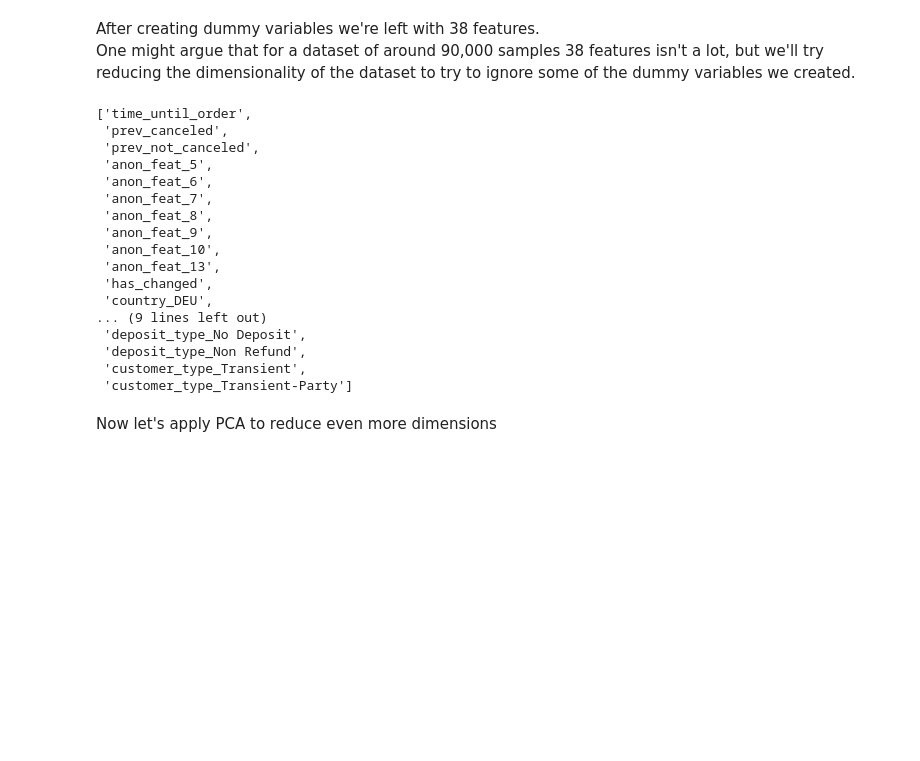
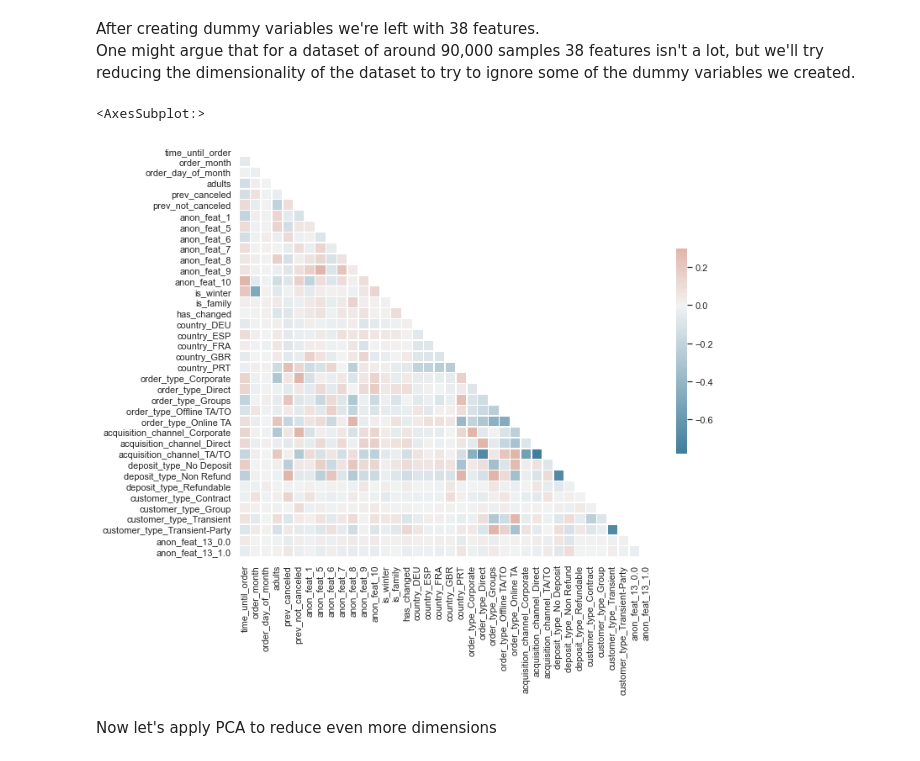
Before and after one commit to ofekinger/ML_Final_Project, a Jupyter notebook: submission.ipynb, the cells around one changed output. Drawn from its saved outputs; the diff is of its cells as text; code cells hidden in the pictures; blank space fills up the shorter version.

```diff
--- a/submission.ipynb
+++ b/submission.ipynb
@@ -390,7 +393,7 @@ dtype: float64
 # %% [markdown]
 We can see that anon_feat_13 has 84.427% missing values. We could drop it but because of its high correlation with our label we'll keep it and just treat it as a categorical variable.
 # %%
-# CATEGORICAL_FEATURES.append("anon_feat_13")
+CATEGORICAL_FEATURES.append("anon_feat_13")
 # %% [markdown]
 We need to address the following variables: anon_feat_5, anon_feat_6, anon_feat_7, anon_feat_9, anon_feat_10, anon_feat_11
 After a quick check, we saw that more than 25% of the samples have missing values in one of these features.
@@ -444,34 +447,22 @@ After creating dummy variables we're left with 38 features. <br />
 One might argue that for a dataset of around 90,000 samples 38 features isn't a lot,
 but we'll try reducing the dimensionality of the dataset to try to ignore some of the dummy variables we created.
 # %%
-k_best_selector = SelectKBest(k=25)
+k_best_selector = SelectKBest(k=15)
 k_best_selector.fit(X, y.loc[X.index].cancelation)
 mask = k_best_selector.get_support()
 kept_features = []
-for indicator, feature in zip(mask, X.columns):
-    if indicator:
-        kept_features.append(feature)
+# for indicator, feature in zip(mask, X.columns):
+#     if indicator:
+#         kept_features.append(feature)
 
-X = X[kept_features]
-kept_features
+# X = X[kept_features]
+# kept_features
+kept_features = list(X.columns)
-# %% [output]
-['time_until_order',
- 'prev_canceled',
- 'prev_not_canceled',
- 'anon_feat_5',
- 'anon_feat_6',
- 'anon_feat_7',
- 'anon_feat_8',
- 'anon_feat_9',
- 'anon_feat_10',
- 'anon_feat_13',
- 'has_changed',
- 'country_DEU',
-... (9 lines left out)
- 'deposit_type_No Deposit',
- 'deposit_type_Non Refund',
- 'customer_type_Transient',
- 'customer_type_Transient-Party']
+# %%
+plot_corr(X)
+# %% [output]
+<AxesSubplot:>
+[figure, added]
 # %% [markdown]
 Now let's apply PCA to reduce even more dimensions
 # %%
```
Also changed, not shown: parts of 17 cells of this notebook.
